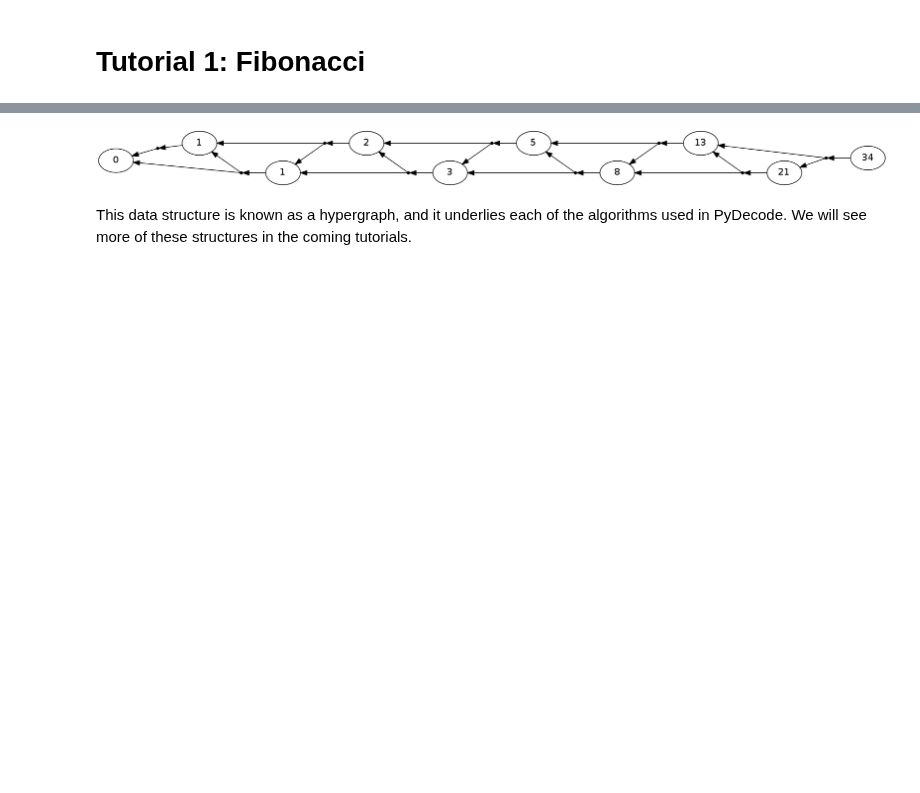
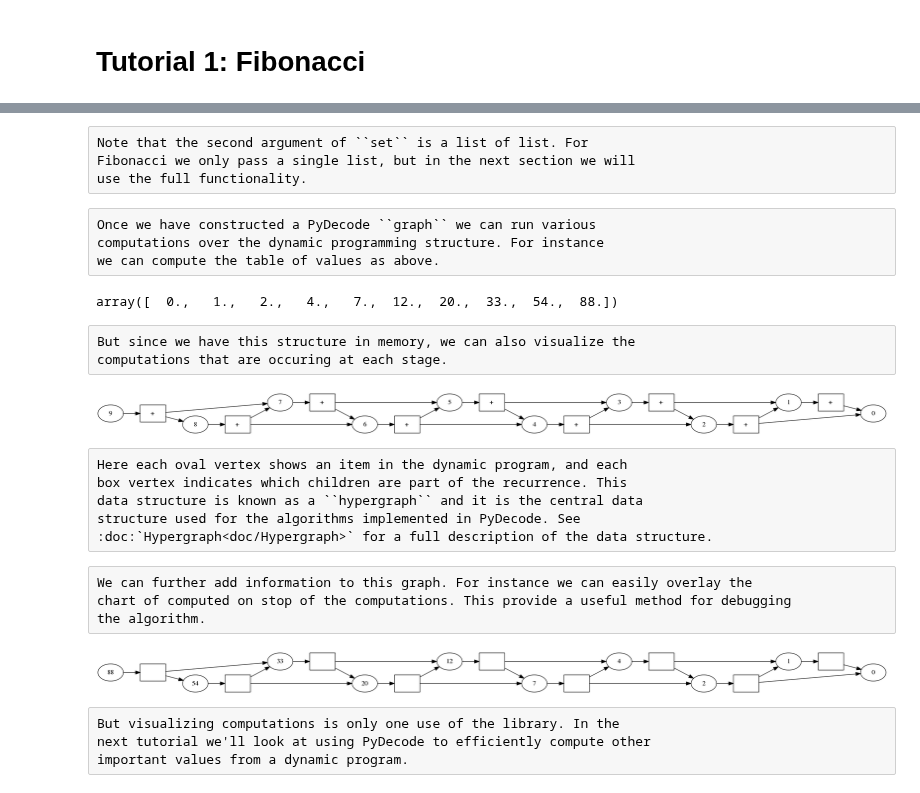
Before and after one commit to srush/PyDecode, a Jupyter notebook: notebooks/Fibonacci.ipynb, the cells around one changed output, grey strips where cells are left out. Drawn from its saved outputs; the diff is of its cells as text; code cells hidden in the pictures; blank space fills up the shorter version.

```diff
--- a/notebooks/Fibonacci.ipynb
+++ b/notebooks/Fibonacci.ipynb
@@ -65,6 +40,46 @@ Furthermore, we can visualize this construction by mapping these value over the
+# %%
+chart = pydecode.ChartBuilder(np.arange(10))
+chart.init(0)
+chart.set(1, [[0]], labels=[0])
+for item in range(2, n):
+    chart.set(item, [[item-1, item-2]])
+graph = chart.finish()
+# %% [raw]
+Note that the second argument of ``set`` is a list of list. For
+Fibonacci we only pass a single list, but in the next section we will
+use the full functionality.
+# %% [raw]
+Once we have constructed a PyDecode ``graph`` we can run various
+computations over the dynamic programming structure. For instance
+we can compute the table of values as above.
+# %%
+weights = pydecode.transform(graph, np.array([1.0]))
+inside = pydecode.inside(graph, weights)
+inside
+# %% [output]
+array([  0.,   1.,   2.,   4.,   7.,  12.,  20.,  33.,  54.,  88.])
+# %% [raw]
+But since we have this structure in memory, we can also visualize the
+computations that are occuring at each stage.
+# %%
+pydecode.draw(graph, np.array(["+"]*10), graph.node_labeling)
+# %% [output]
+[figure, added]
+# %% [raw]
+Here each oval vertex shows an item in the dynamic program, and each
+box vertex indicates which children are part of the recurrence. This
+data structure is known as a ``hypergraph`` and it is the central data
+structure used for the algorithms implemented in PyDecode. See
+:doc:`Hypergraph<doc/Hypergraph>` for a full description of the data structure.
+# %% [raw]
+We can further add information to this graph. For instance we can easily overlay the
+chart of computed on stop of the computations. This provide a useful method for debugging
+the algorithm.
 # %%
-pydecode.display.HypergraphFormatter(dp.hypergraph, vertex_labels=np.array(fill, dtype=np.uint8), show_hyperedges=False).to_ipython()
+pydecode.draw(graph, vertex_labels=np.array(inside, dtype=np.int32))
 # %% [output]
-[figure, old version]
+[figure, new version]
-# %% [markdown]
-This data structure is known as a hypergraph, and it underlies each of the algorithms used in PyDecode. We will see more of these structures in the coming tutorials.
+# %% [raw]
+But visualizing computations is only one use of the library. In the
+next tutorial we'll look at using PyDecode to efficiently compute other
+important values from a dynamic program.
```
Also changed, not shown: parts of 17 cells of this notebook, 9 other files.
